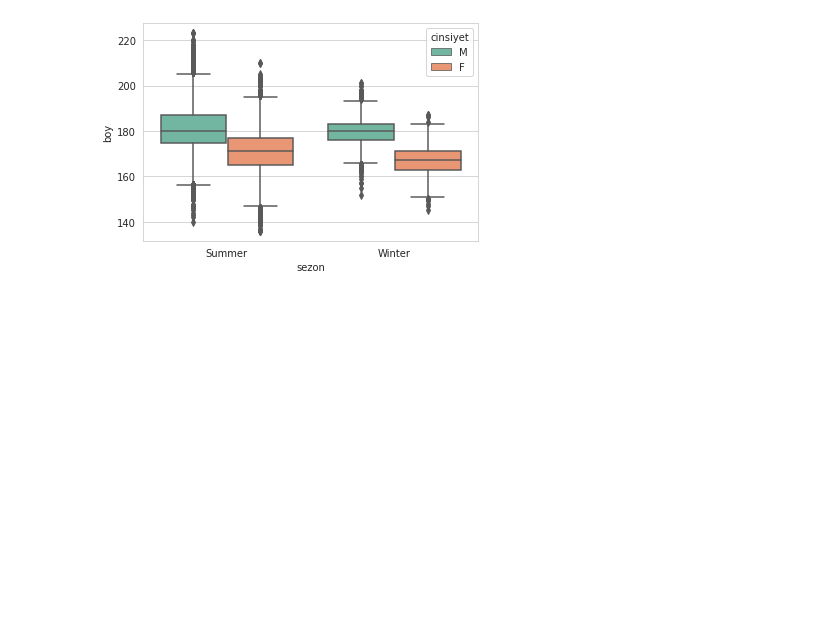
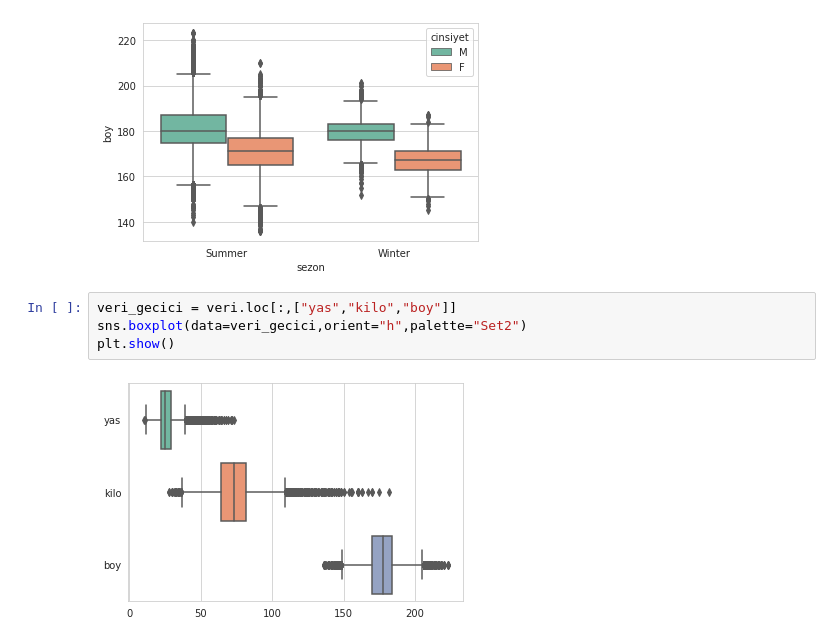
Before and after one commit to mertdot/athlete-events-1896-2016-data-discovery-with-seaborn, a Jupyter notebook: python-ile-veri-gorsellestirme-5-2-120-yillik-olimpiyat-tarihi-veri-seti.ipynb, the cells around one changed output. Drawn from its saved outputs; the diff is of its cells as text; blank space fills up the shorter version.

```diff
--- a/python-ile-veri-gorsellestirme-5-2-120-yillik-olimpiyat-tarihi-veri-seti.ipynb
+++ b/python-ile-veri-gorsellestirme-5-2-120-yillik-olimpiyat-tarihi-veri-seti.ipynb
@@ -348,3 +348,9 @@ sns.boxplot(x="sezon",y="boy",data=veri,hue="cinsiyet",palette="Set2")
 plt.show()
 # %% [output]
 [figure]
+# %%
+veri_gecici = veri.loc[:,["yas","kilo","boy"]]
+sns.boxplot(data=veri_gecici,orient="h",palette="Set2")
+plt.show()
+# %% [output]
+[figure, added]
```
Also changed, not shown: parts of 5 cells of this notebook.
